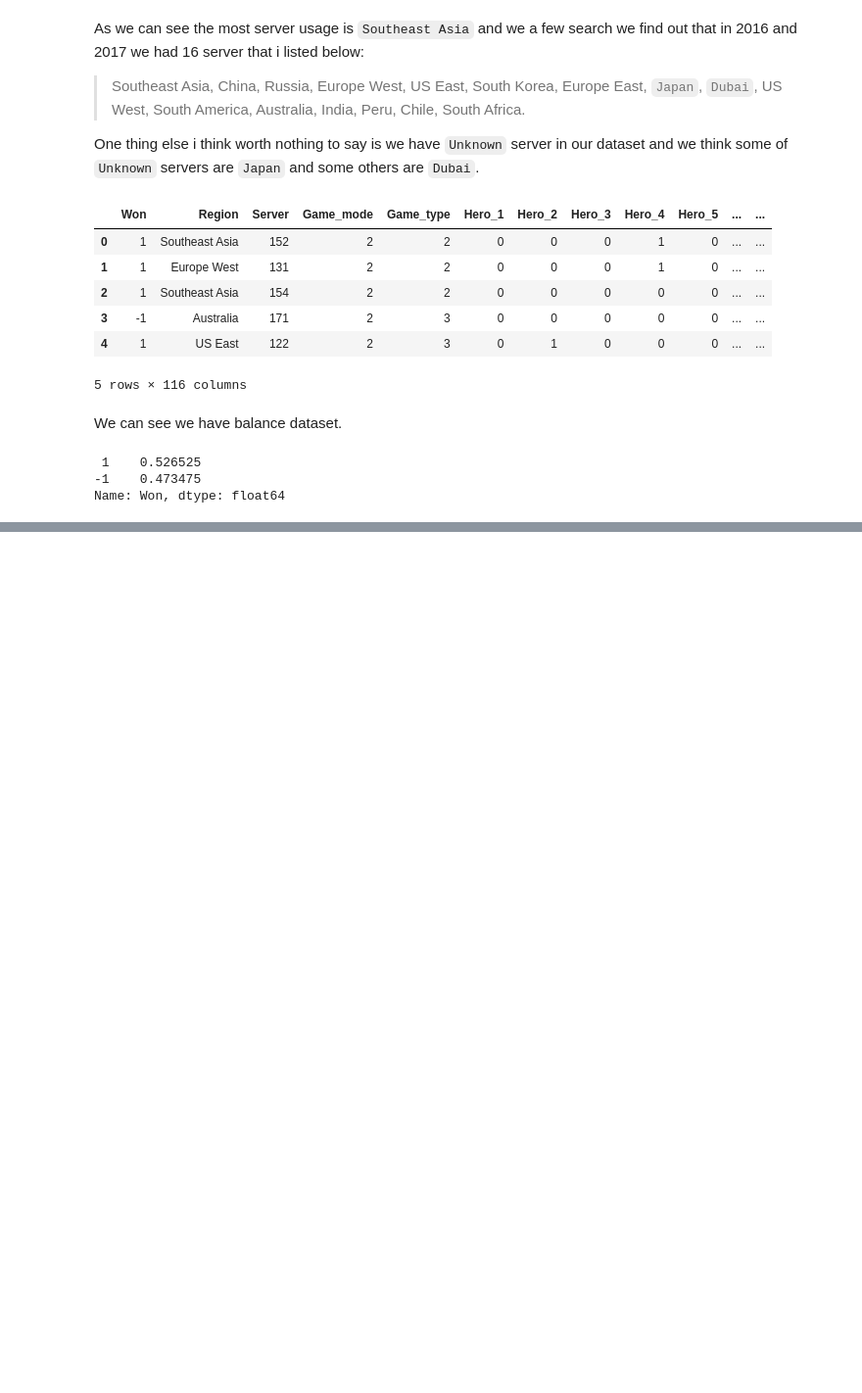
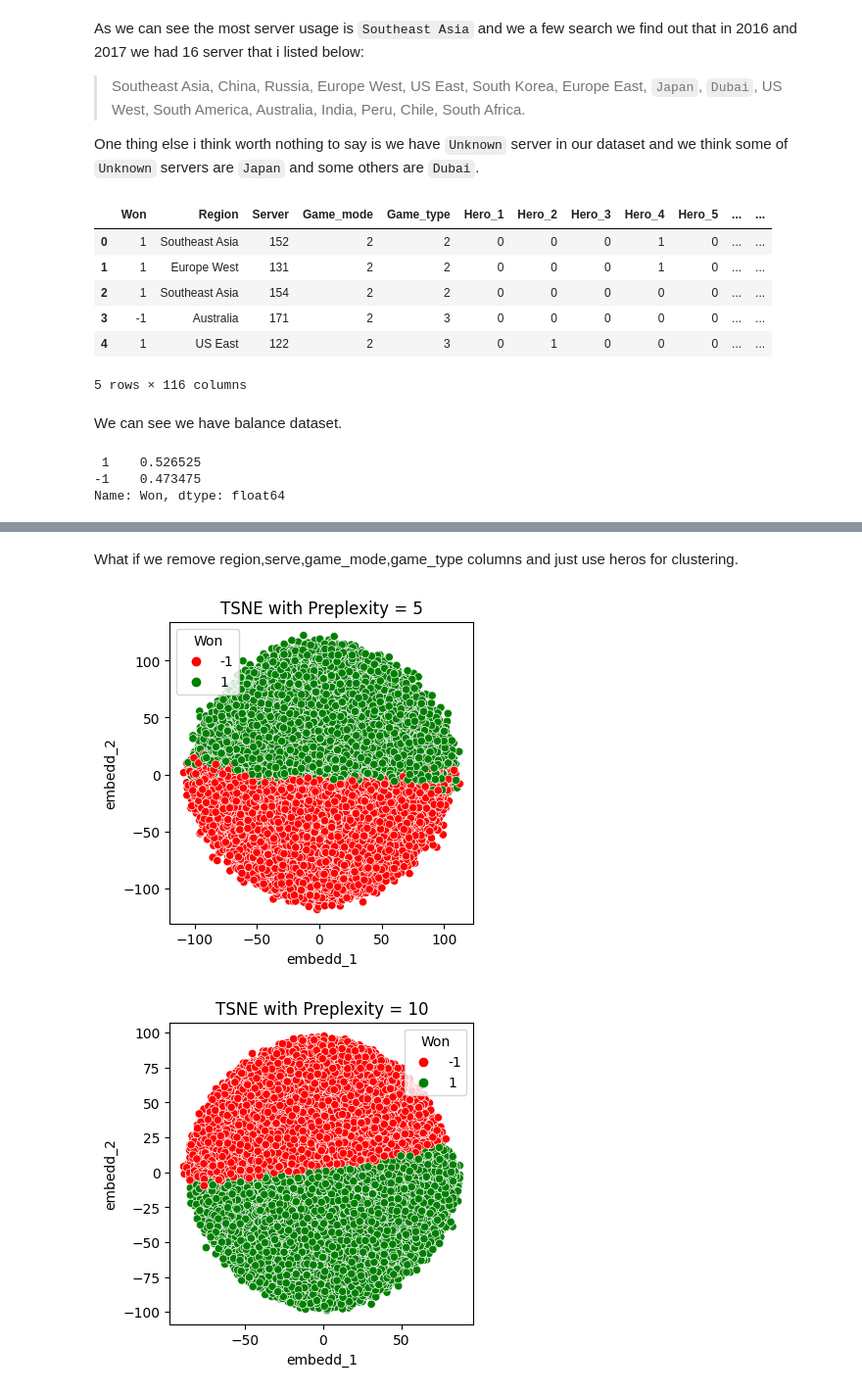
Before and after one commit to mrpintime/Dota2_TI-2016, a Jupyter notebook: Dota2Game.ipynb, the cells around one changed output, grey strips where cells are left out. Shown at 98% size. Drawn from its saved outputs; the diff is of its cells as text; code cells hidden in the pictures; blank space fills up the shorter version.

```diff
--- a/Dota2Game.ipynb
+++ b/Dota2Game.ipynb
@@ -558,0 +657,20 @@ Name: Won, dtype: float64
+# %% [markdown]
+What if we remove region,serve,game_mode,game_type columns and just use heros for clustering.
+# %%
+prepel = [5,10,20,30, 40]
+
+for i in prepel:
+  tsne = cuml.manifold.TSNE(n_components=2, perplexity=i)
+
+  # tsne_no_df = tsne.fit_transform(df_trn.drop(columns=['Region','Server','Game_mode', 'Game_type']))
+  tsne_no_df = tsne.fit_transform(df_trn)
+
+  trans_no_tsne = pd.DataFrame(tsne_no_df.values, columns=['embedd_1','embedd_2'])
+
+  plt.figure(figsize=(4,4))
+  sns.scatterplot(x=trans_no_tsne.embedd_1, y=trans_no_tsne.embedd_2, hue=df_trn.Won, palette=['r', 'g'])
+  plt.title(f'TSNE with Preplexity = {i}')
+  plt.show()
+# %% [output]
+[figure, added]
+[figure, added]
```
Also changed, not shown: parts of 36 cells of this notebook.
